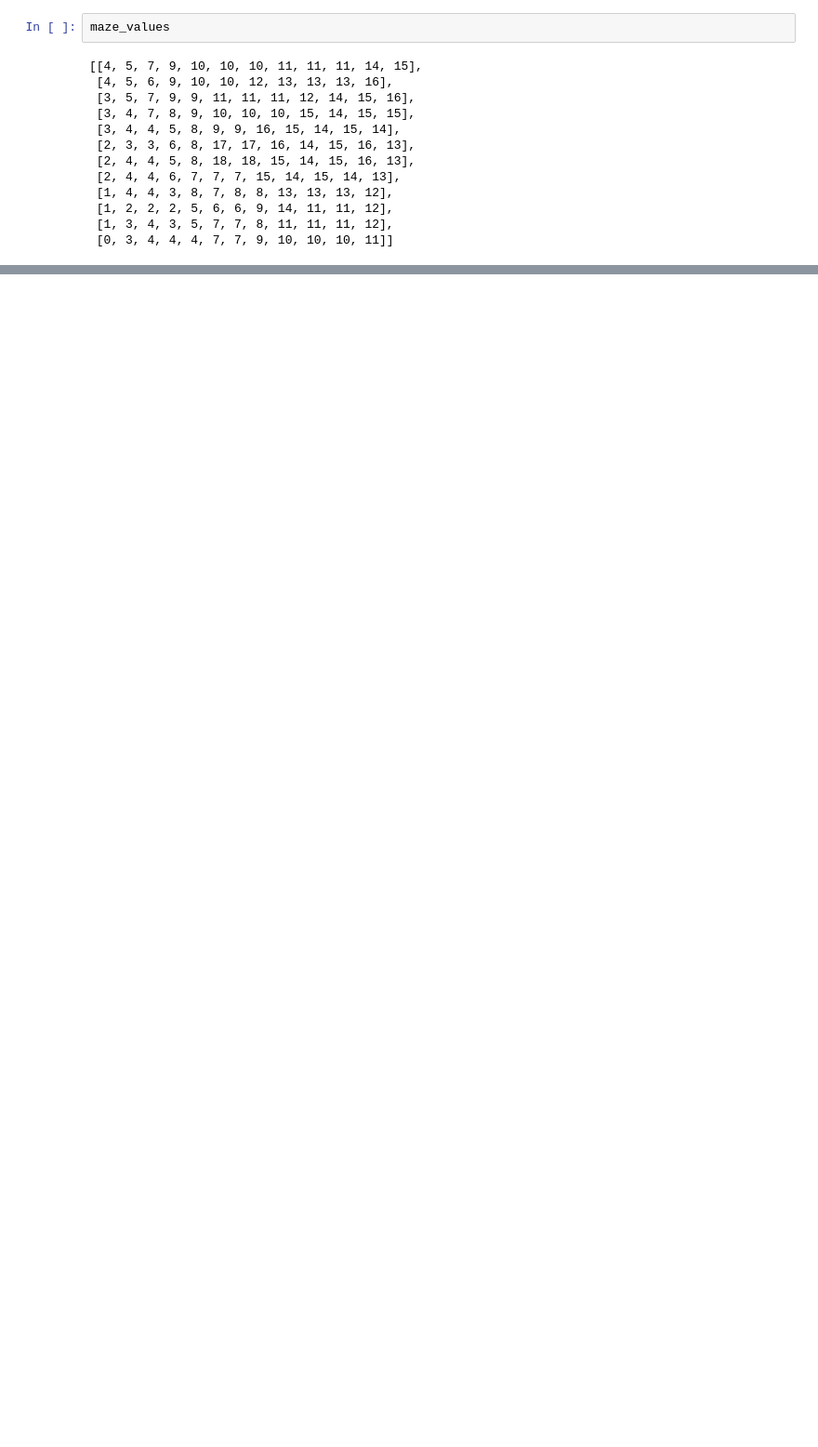
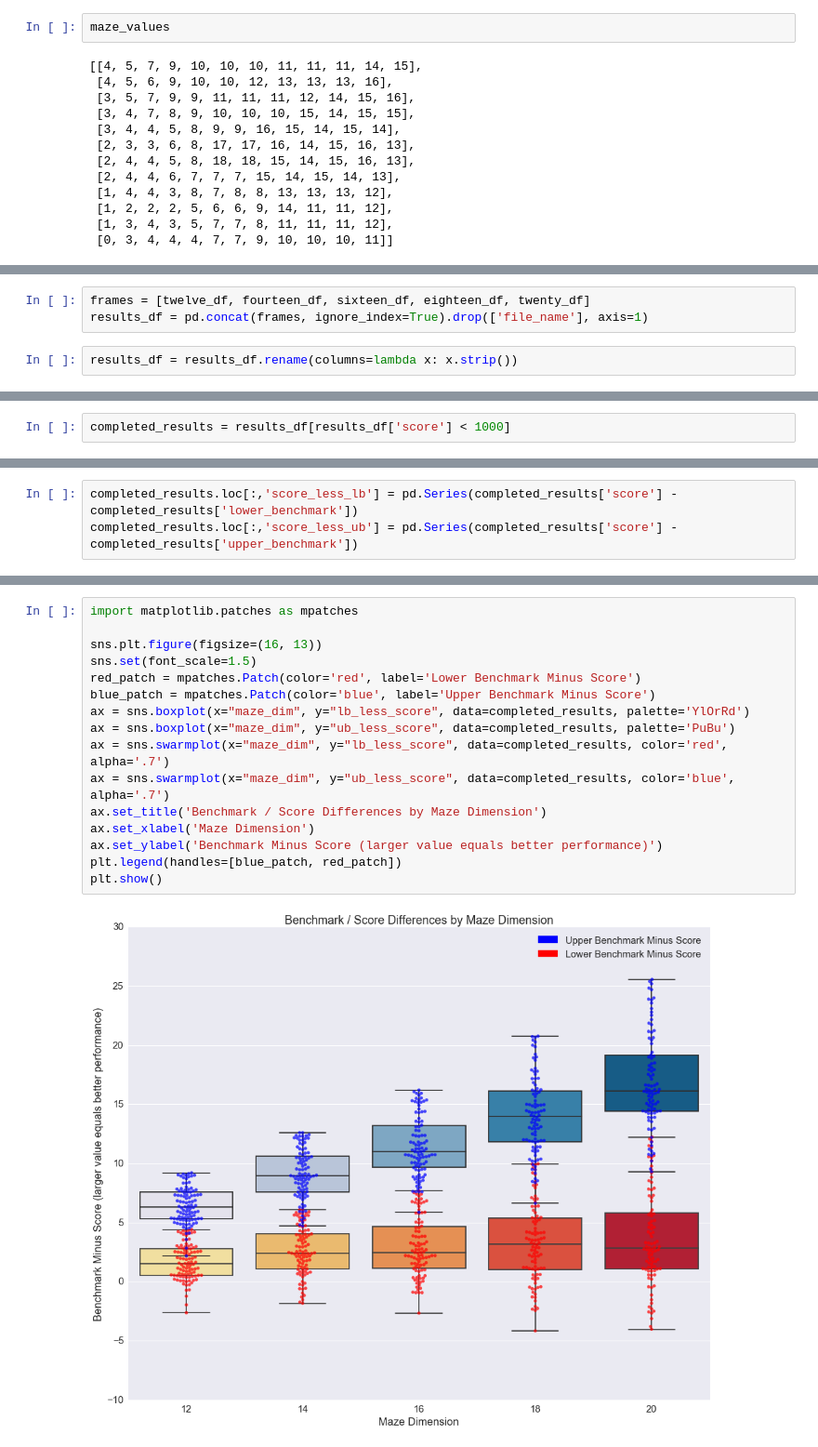
Before and after one commit to eminnett/ml-nanodegree-capstone, a Jupyter notebook: Project Notes.ipynb, the cells around one changed output, grey strips where cells are left out. Shown: that part at 93% size. Drawn from its saved outputs; the diff is of its cells as text; blank space fills up the shorter version.

```diff
--- a/Project Notes.ipynb
+++ b/Project Notes.ipynb
@@ -35,0 +42,5 @@ maze_values
+# %%
+frames = [twelve_df, fourteen_df, sixteen_df, eighteen_df, twenty_df]
+results_df = pd.concat(frames, ignore_index=True).drop(['file_name'], axis=1)
+# %%
+results_df = results_df.rename(columns=lambda x: x.strip())
@@ -35,0 +55,2 @@ maze_values
+# %%
+completed_results = results_df[results_df['score'] < 1000]
@@ -35,0 +69,3 @@ maze_values
+# %%
+completed_results.loc[:,'score_less_lb'] = pd.Series(completed_results['score'] - completed_results['lower_benchmark'])
+completed_results.loc[:,'score_less_ub'] = pd.Series(completed_results['score'] - completed_results['upper_benchmark'])
@@ -35,0 +93,18 @@ maze_values
+# %%
+import matplotlib.patches as mpatches
+
+sns.plt.figure(figsize=(16, 13))
+sns.set(font_scale=1.5)
+red_patch = mpatches.Patch(color='red', label='Lower Benchmark Minus Score')
+blue_patch = mpatches.Patch(color='blue', label='Upper Benchmark Minus Score')
+ax = sns.boxplot(x="maze_dim", y="lb_less_score", data=completed_results, palette='YlOrRd')
+ax = sns.boxplot(x="maze_dim", y="ub_less_score", data=completed_results, palette='PuBu')
+ax = sns.swarmplot(x="maze_dim", y="lb_less_score", data=completed_results, color='red', alpha='.7')
+ax = sns.swarmplot(x="maze_dim", y="ub_less_score", data=completed_results, color='blue', alpha='.7')
+ax.set_title('Benchmark / Score Differences by Maze Dimension')
+ax.set_xlabel('Maze Dimension')
+ax.set_ylabel('Benchmark Minus Score (larger value equals better performance)')
+plt.legend(handles=[blue_patch, red_patch])
+plt.show()
+# %% [output]
+[figure, added]
```
Also changed, not shown: parts of 6 cells of this notebook.
